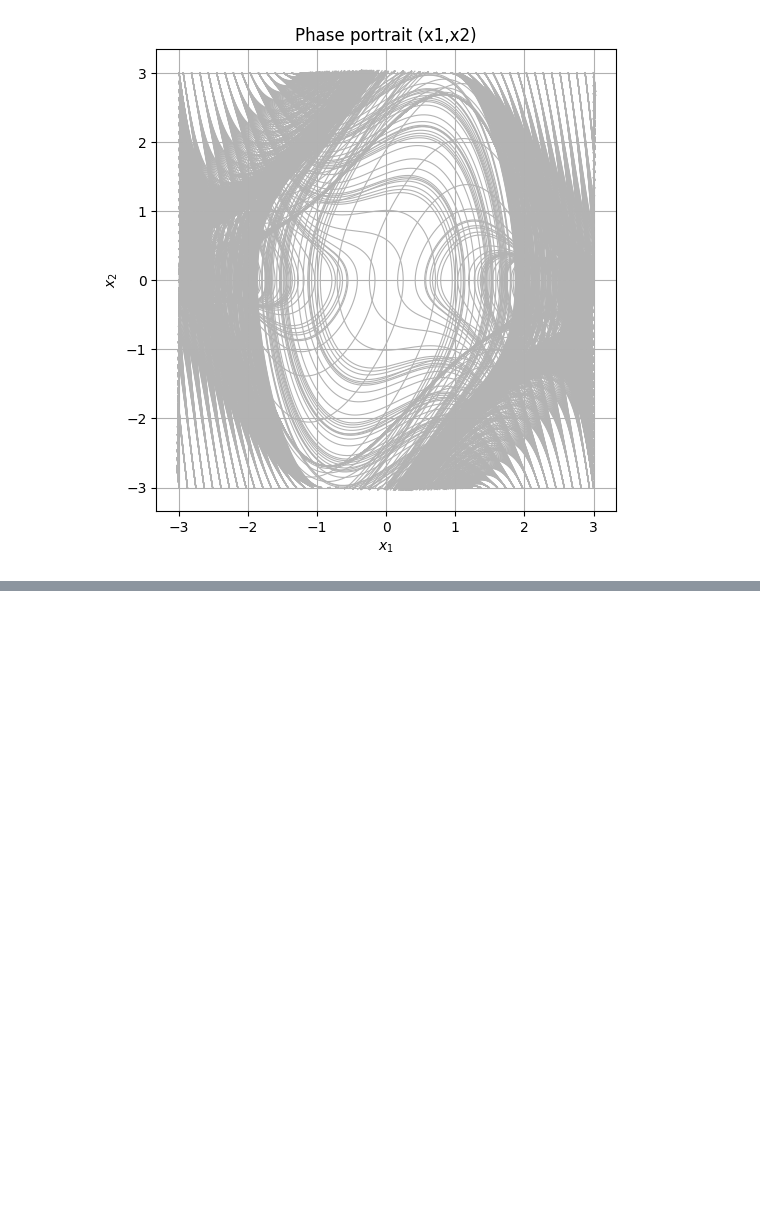
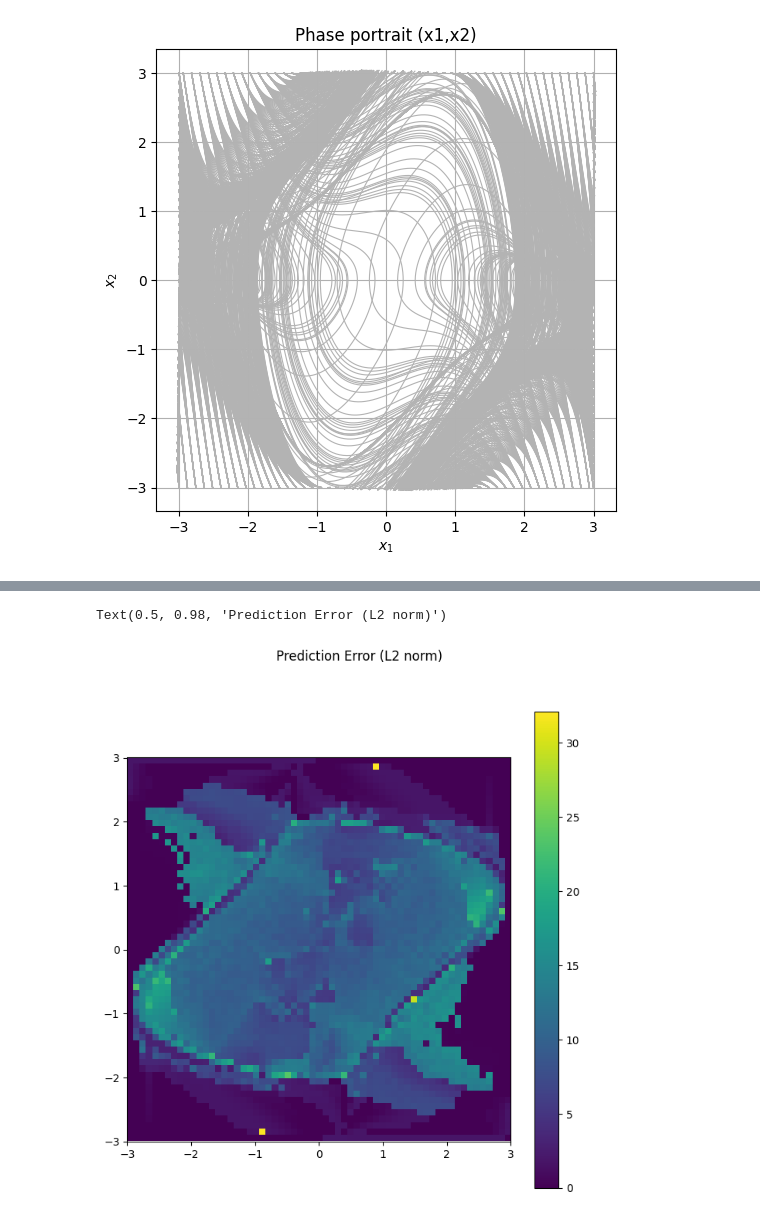
Before and after one commit to zanubiadp/LPV-Koopman-modeling-and-control, a Jupyter notebook: replay_plots.ipynb, the cells around one changed output, grey strips where cells are left out. Saved outputs shown, nothing was run; the diff lists cells and outputs as text; code cells hidden in the pictures; blank space fills up the shorter version.

```diff
--- a/replay_plots.ipynb
+++ b/replay_plots.ipynb
@@ -311,0 +370,11 @@ plt.show()
+# %%
+# Plot prediction error heatmap
+fig_error, ax_error = plt.subplots(figsize=(8, 8))
+cax = ax_error.imshow(error_matrix, origin="lower", cmap="viridis", extent=(-3.0, 3.0, -3.0, 3.0))
+# plot colorbar
+cbar = fig_error.colorbar(cax)
+# set plot title
+fig_error.suptitle('Prediction Error (L2 norm)')
+# %% [output]
+Text(0.5, 0.98, 'Prediction Error (L2 norm)')
+[figure, added]
```
Also changed, not shown: parts of 3 cells of this notebook.
